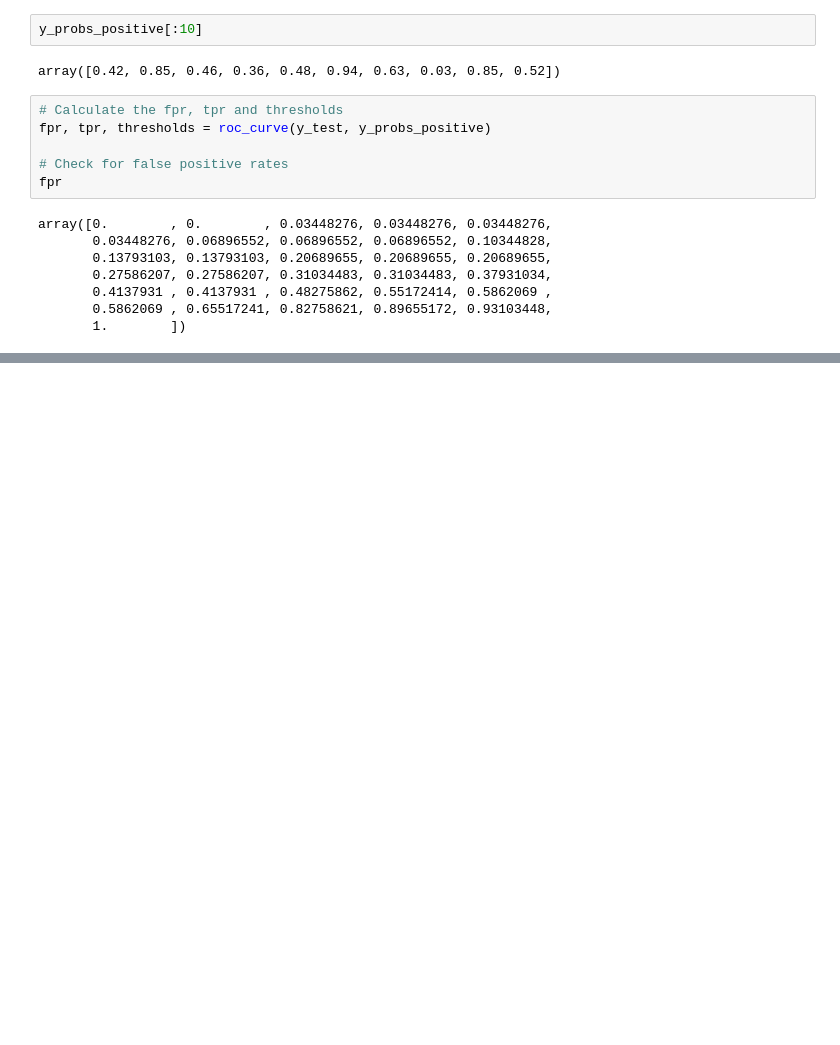
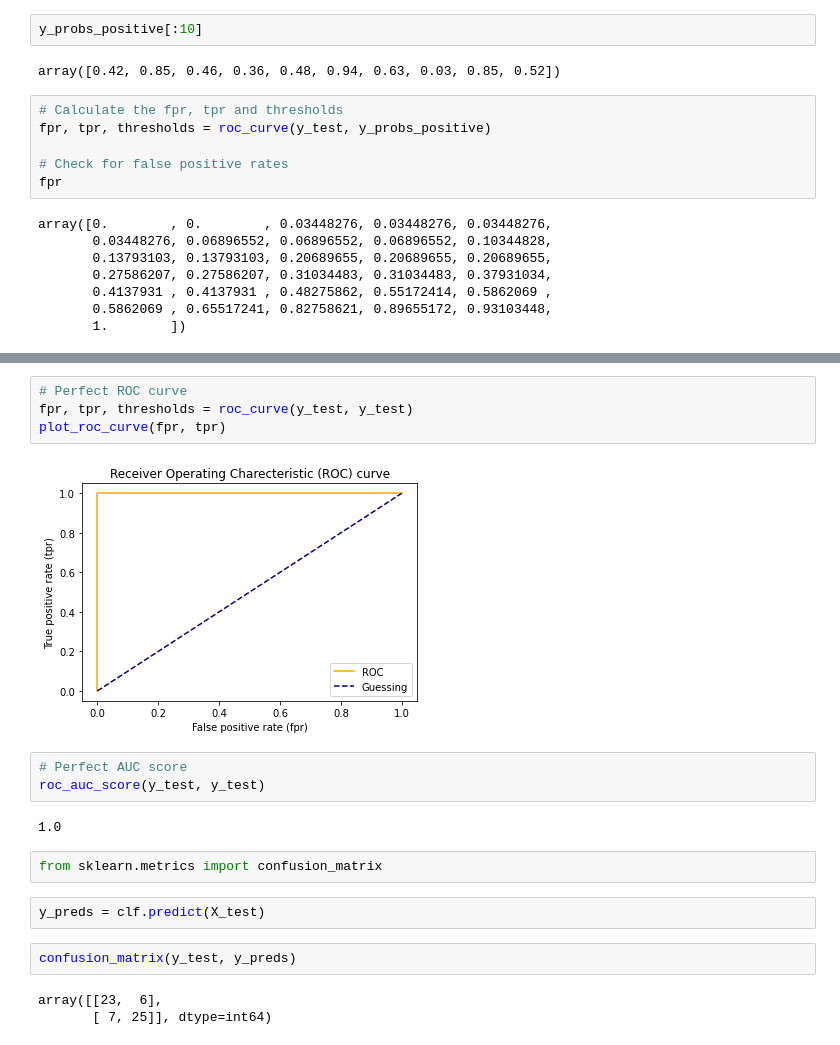
Before and after one commit to f2015537/Data-Science-Legowrk, a Jupyter notebook: ZTM-Data-Science/sk-learn/introduction-to-scikit-learn.ipynb, the cells around one changed output, grey strips where cells are left out. Cells and saved outputs as stored; diff of their text form; blank space fills up the shorter version.

```diff
--- a/ZTM-Data-Science/sk-learn/introduction-to-scikit-learn.ipynb
+++ b/ZTM-Data-Science/sk-learn/introduction-to-scikit-learn.ipynb
@@ -1200,0 +1236,20 @@ array([0.        , 0.        , 0.03448276, 0.03448276, 0.03448276,
+# %%
+# Perfect ROC curve
+fpr, tpr, thresholds = roc_curve(y_test, y_test)
+plot_roc_curve(fpr, tpr)
+# %% [output]
+[figure, added]
+# %%
+# Perfect AUC score
+roc_auc_score(y_test, y_test)
+# %% [output]
+1.0
+# %%
+from sklearn.metrics import confusion_matrix
+# %%
+y_preds = clf.predict(X_test)
+# %%
+confusion_matrix(y_test, y_preds)
+# %% [output]
+array([[23,  6],
+       [ 7, 25]], dtype=int64)
```
Also changed, not shown: parts of 10 cells of this notebook.
